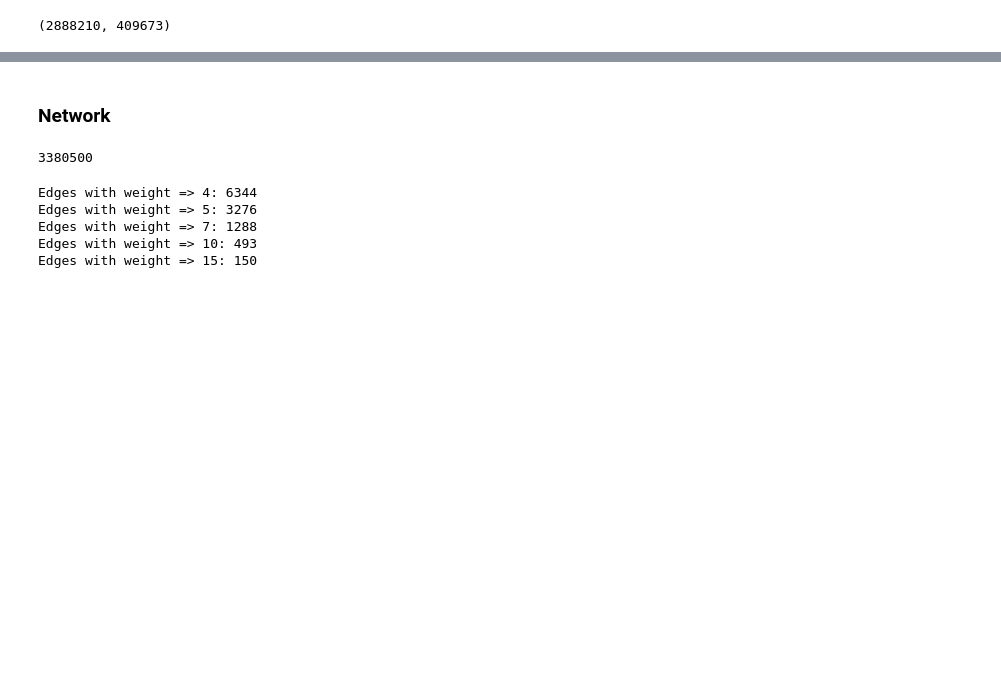
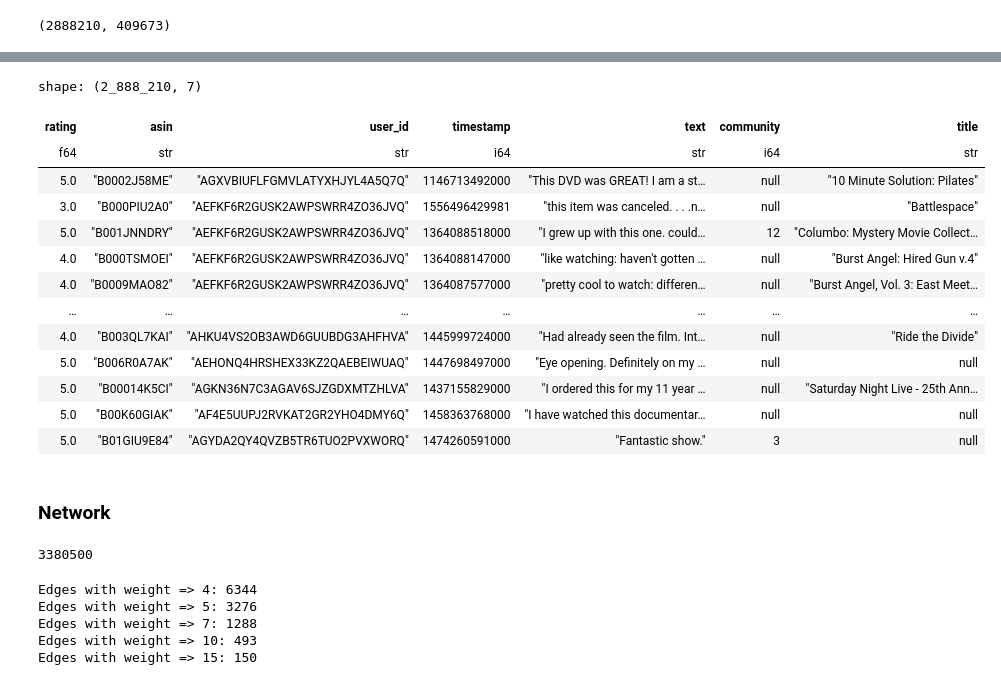
Before and after one commit to runeharlyk/CSS-02467-exam-project, a Jupyter notebook: Part 1.ipynb, the cells around one changed output, grey strips where cells are left out. Cells and saved outputs as stored; diff of their text form; code cells hidden in the pictures; blank space fills up the shorter version.

```diff
--- a/Part 1.ipynb
+++ b/Part 1.ipynb
@@ -96,3 +225,33 @@ filtered_df.get_column("asin").n_unique()
+# %%
+asin_title_map = best_per_title.select([
+    pl.col("title"),
+    pl.col("all_parent_asins")
+]).explode("all_parent_asins").rename({
+    "all_parent_asins": "asin"
+})
+
+df_reviews = df.join(
+    asin_title_map,
+    on="asin",
+    how="left"
+)
+# %%
+df_reviews
+# %% [output]
+shape: (2_888_210, 7)
+| rating | asin | user_id | timestamp | text | community | title |
+| f64 | str | str | i64 | str | i64 | str |
+| 5.0 | "B0002J58ME" | "AGXVBIUFLFGMVLATYXHJYL4A5Q7Q" | 1146713492000 | "This DVD was GREAT! I am a st… | null | "10 Minute Solution: Pilates" |
+| 3.0 | "B000PIU2A0" | "AEFKF6R2GUSK2AWPSWRR4ZO36JVQ" | 1556496429981 | "this item was canceled. . . .n… | null | "Battlespace" |
+| 5.0 | "B001JNNDRY" | "AEFKF6R2GUSK2AWPSWRR4ZO36JVQ" | 1364088518000 | "I grew up with this one. could… | 12 | "Columbo: Mystery Movie Collect… |
+| 4.0 | "B000TSMOEI" | "AEFKF6R2GUSK2AWPSWRR4ZO36JVQ" | 1364088147000 | "like watching: haven't gotten … | null | "Burst Angel: Hired Gun v.4" |
+| 4.0 | "B0009MAO82" | "AEFKF6R2GUSK2AWPSWRR4ZO36JVQ" | 1364087577000 | "pretty cool to watch: differen… | null | "Burst Angel, Vol. 3: East Meet… |
+| … | … | … | … | … | … | … |
+| 4.0 | "B003QL7KAI" | "AHKU4VS2OB3AWD6GUUBDG3AHFHVA" | 1445999724000 | "Had already seen the film. Int… | null | "Ride the Divide" |
+| 5.0 | "B006R0A7AK" | "AEHONQ4HRSHEX33KZ2QAEBEIWUAQ" | 1447698497000 | "Eye opening. Definitely on my … | null | null |
+| 5.0 | "B00014K5CI" | "AGKN36N7C3AGAV6SJZGDXMTZHLVA" | 1437155829000 | "I ordered this for my 11 year … | null | "Saturday Night Live - 25th Ann… |
+| 5.0 | "B00K60GIAK" | "AF4E5UUPJ2RVKAT2GR2YHO4DMY6Q" | 1458363768000 | "I have watched this documentar… | null | null |
+| 5.0 | "B01GIU9E84" | "AGYDA2QY4QVZB5TR6TUO2PVXWORQ" | 1474260591000 | "Fantastic show." | 3 | null |
 # %% [markdown]
 ### Network
 # %%
```
Also changed, not shown: parts of 23 cells of this notebook.
